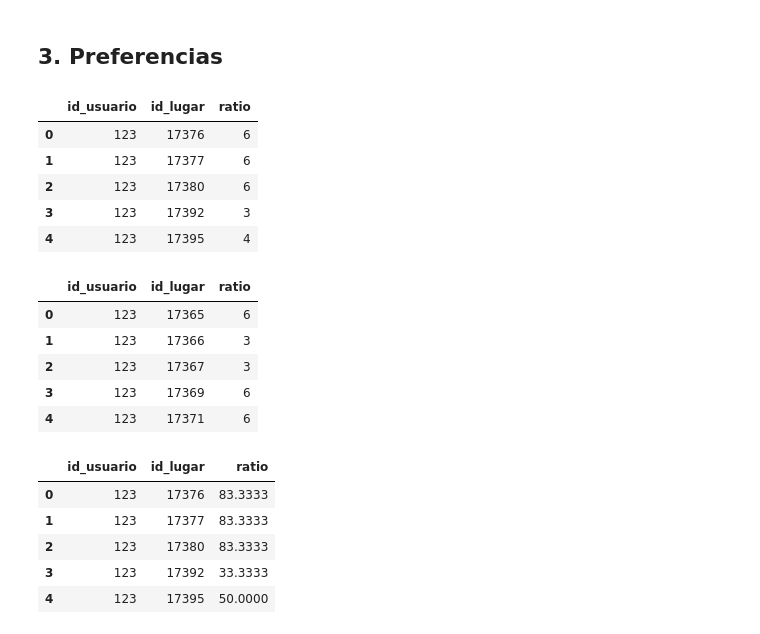
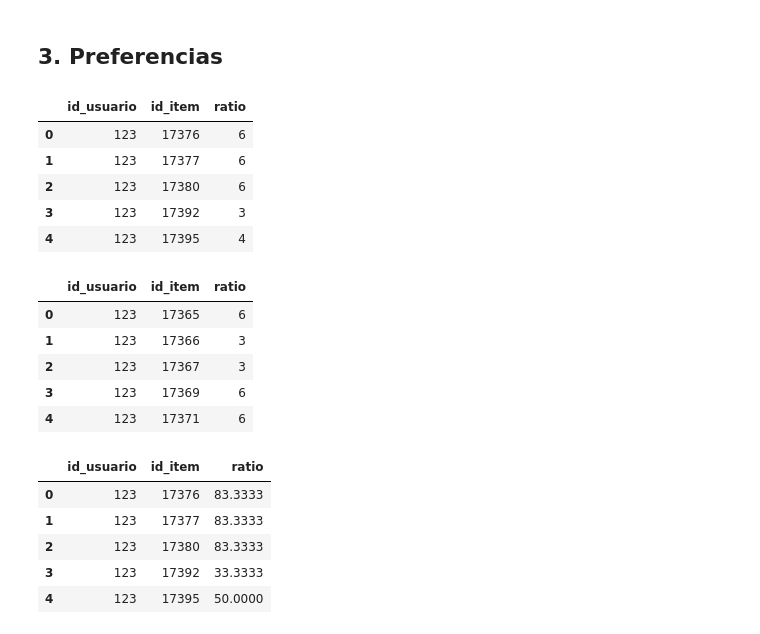
Before and after one commit to adrianachustvendrell/recommendation-systems, a Jupyter notebook: prep.ipynb, the cells around one changed output. Cells and saved outputs as stored; diff of their text form; code cells hidden in the pictures.

```diff
--- a/prep.ipynb
+++ b/prep.ipynb
@@ -470,24 +470,24 @@ print(items.categoria.unique())
 # %%
 with open("rawdata/puntuaciones_usuario_base.txt", "r", encoding="latin-1") as file:
     # Leemos todas las líneas del archivo
     lines = file.readlines()
 
 # Limpiamos las líneas (removemos saltos de línea)
 lines = [line.strip() for line in lines]
 
 # Dividimos las líneas en grupos de 3
 data = []
 for i in range(0, len(lines), 3):
     id = lines[i]
     lugar = lines[i+1]
     ratio = lines[i+2]
     data.append([id, lugar, ratio])
 
 # Convertimos a DataFrame
-df_base = pd.DataFrame(data, columns=['id_usuario', 'id_lugar', 'ratio'])
+df_base = pd.DataFrame(data, columns=['id_usuario', 'id_item', 'ratio'])
 df_base.head()
 # %% [output]
-|  | id_usuario | id_lugar | ratio |
+|  | id_usuario | id_item | ratio |
 | 0 | 123 | 17376 | 6 |
 | 1 | 123 | 17377 | 6 |
 | 2 | 123 | 17380 | 6 |
@@ -510,10 +510,10 @@ for i in range(0, len(lines), 3):
     data.append([id, lugar, ratio])
 
 # Convertimos a DataFrame
-df_test = pd.DataFrame(data, columns=['id_usuario', 'id_lugar', 'ratio'])
+df_test = pd.DataFrame(data, columns=['id_usuario', 'id_item', 'ratio'])
 df_test.head()
 # %% [output]
-|  | id_usuario | id_lugar | ratio |
+|  | id_usuario | id_item | ratio |
 | 0 | 123 | 17365 | 6 |
 | 1 | 123 | 17366 | 3 |
 | 2 | 123 | 17367 | 3 |
@@ -533,7 +533,7 @@ df_test['ratio'] = df_test['ratio'].round(4)
 # %%
 df_base.head()
 # %% [output]
-|  | id_usuario | id_lugar | ratio |
+|  | id_usuario | id_item | ratio |
 | 0 | 123 | 17376 | 83.3333 |
 | 1 | 123 | 17377 | 83.3333 |
 | 2 | 123 | 17380 | 83.3333 |
```
Also changed, not shown: parts of 2 cells of this notebook, 4 other files.
